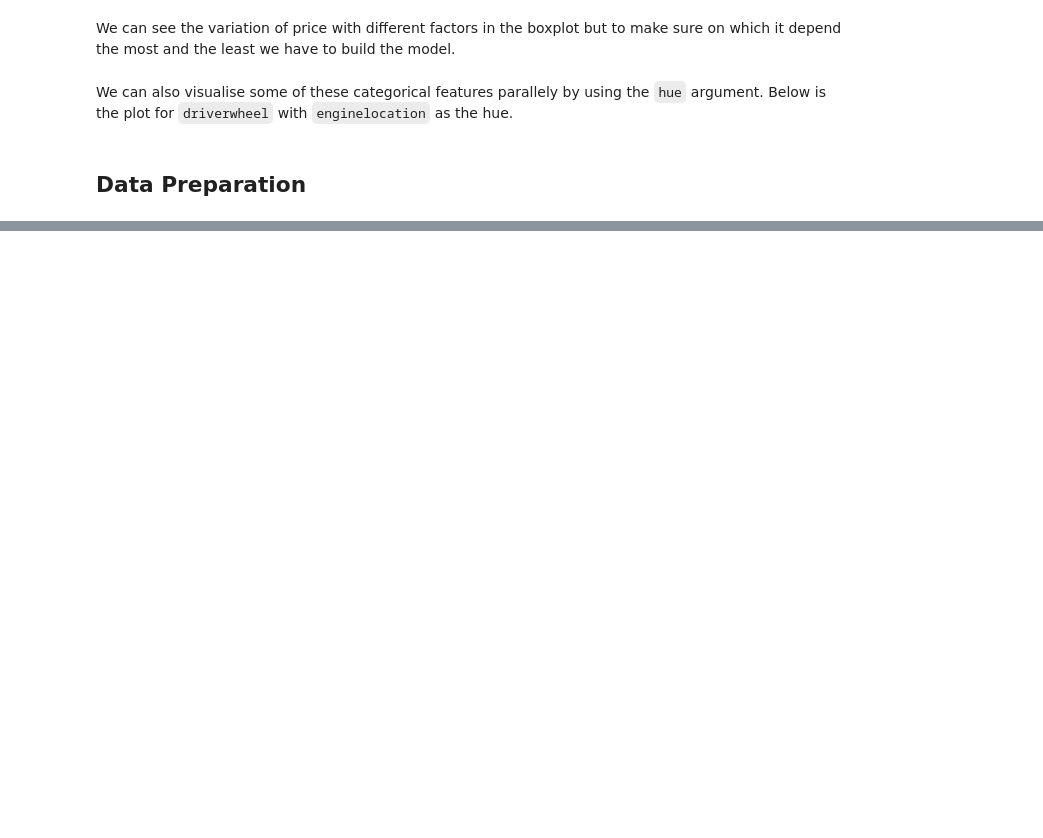
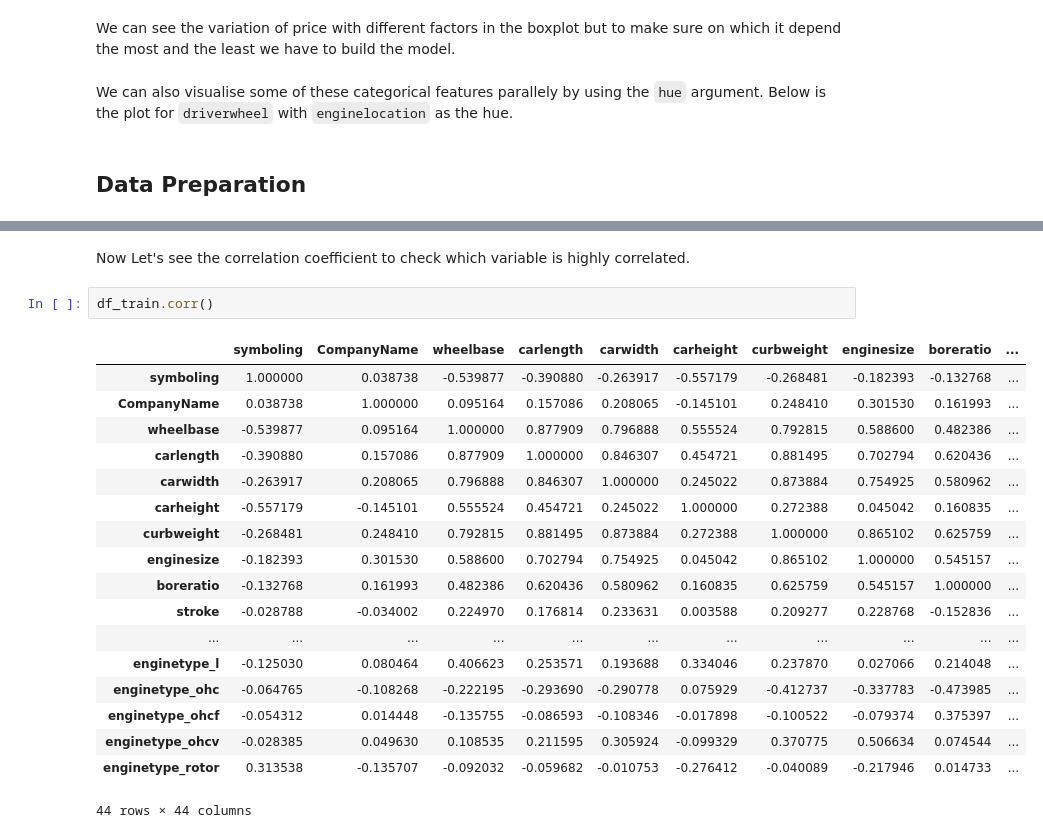
Before and after one commit to RaqeebShaikh12/Car-Price-Prediction-using-Multiple-Linear-Regression, a Jupyter notebook: Car_Price_Prediction_using_Multiple_Linear_Regression.ipynb, the cells around one changed output, grey strips where cells are left out. Drawn from its saved outputs; the diff is of its cells as text; blank space fills up the shorter version.

```diff
--- a/Car_Price_Prediction_using_Multiple_Linear_Regression.ipynb
+++ b/Car_Price_Prediction_using_Multiple_Linear_Regression.ipynb
@@ -152,0 +259,23 @@ We can also visualise some of these categorical features parallely by using the
+# %% [markdown]
+Now Let's see the correlation coefficient to check which variable is highly correlated.
+# %%
+df_train.corr()
+# %% [output]
+|  | symboling | CompanyName | wheelbase | carlength | carwidth | carheight | curbweight | enginesize | boreratio | ... |
+| symboling | 1.000000 | 0.038738 | -0.539877 | -0.390880 | -0.263917 | -0.557179 | -0.268481 | -0.182393 | -0.132768 | ... |
+| CompanyName | 0.038738 | 1.000000 | 0.095164 | 0.157086 | 0.208065 | -0.145101 | 0.248410 | 0.301530 | 0.161993 | ... |
+| wheelbase | -0.539877 | 0.095164 | 1.000000 | 0.877909 | 0.796888 | 0.555524 | 0.792815 | 0.588600 | 0.482386 | ... |
+| carlength | -0.390880 | 0.157086 | 0.877909 | 1.000000 | 0.846307 | 0.454721 | 0.881495 | 0.702794 | 0.620436 | ... |
+| carwidth | -0.263917 | 0.208065 | 0.796888 | 0.846307 | 1.000000 | 0.245022 | 0.873884 | 0.754925 | 0.580962 | ... |
+| carheight | -0.557179 | -0.145101 | 0.555524 | 0.454721 | 0.245022 | 1.000000 | 0.272388 | 0.045042 | 0.160835 | ... |
+| curbweight | -0.268481 | 0.248410 | 0.792815 | 0.881495 | 0.873884 | 0.272388 | 1.000000 | 0.865102 | 0.625759 | ... |
+| enginesize | -0.182393 | 0.301530 | 0.588600 | 0.702794 | 0.754925 | 0.045042 | 0.865102 | 1.000000 | 0.545157 | ... |
+| boreratio | -0.132768 | 0.161993 | 0.482386 | 0.620436 | 0.580962 | 0.160835 | 0.625759 | 0.545157 | 1.000000 | ... |
+| stroke | -0.028788 | -0.034002 | 0.224970 | 0.176814 | 0.233631 | 0.003588 | 0.209277 | 0.228768 | -0.152836 | ... |
+| ... | ... | ... | ... | ... | ... | ... | ... | ... | ... | ... |
+| enginetype_l | -0.125030 | 0.080464 | 0.406623 | 0.253571 | 0.193688 | 0.334046 | 0.237870 | 0.027066 | 0.214048 | ... |
+| enginetype_ohc | -0.064765 | -0.108268 | -0.222195 | -0.293690 | -0.290778 | 0.075929 | -0.412737 | -0.337783 | -0.473985 | ... |
+| enginetype_ohcf | -0.054312 | 0.014448 | -0.135755 | -0.086593 | -0.108346 | -0.017898 | -0.100522 | -0.079374 | 0.375397 | ... |
+| enginetype_ohcv | -0.028385 | 0.049630 | 0.108535 | 0.211595 | 0.305924 | -0.099329 | 0.370775 | 0.506634 | 0.074544 | ... |
+| enginetype_rotor | 0.313538 | -0.135707 | -0.092032 | -0.059682 | -0.010753 | -0.276412 | -0.040089 | -0.217946 | 0.014733 | ... |
+44 rows × 44 columns
```
Also changed, not shown: parts of 34 cells of this notebook.
